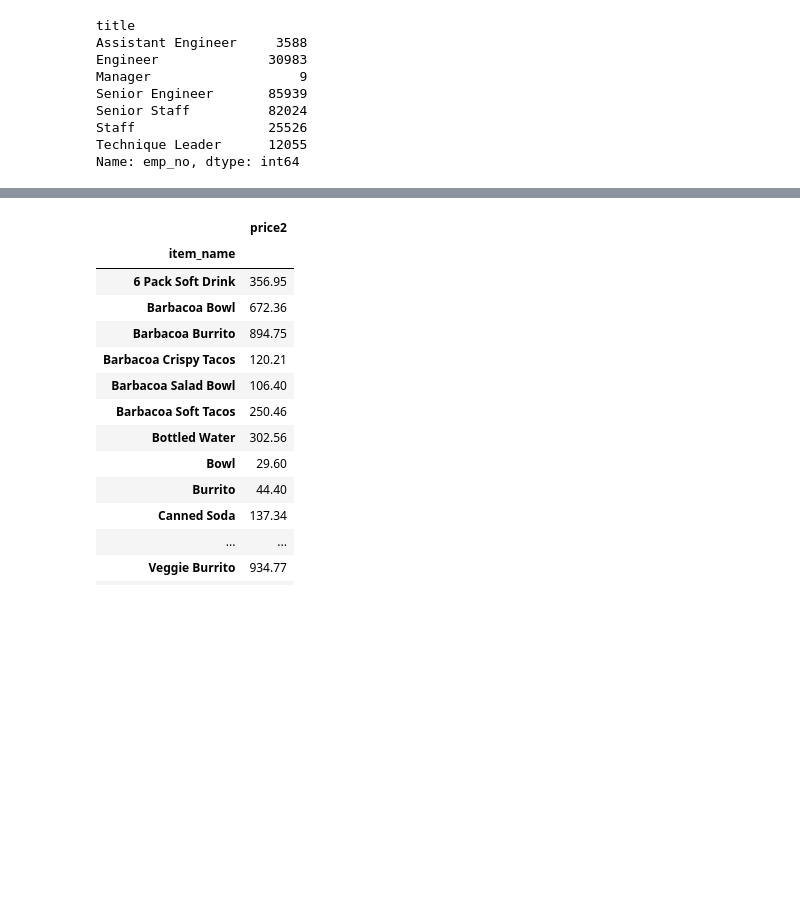
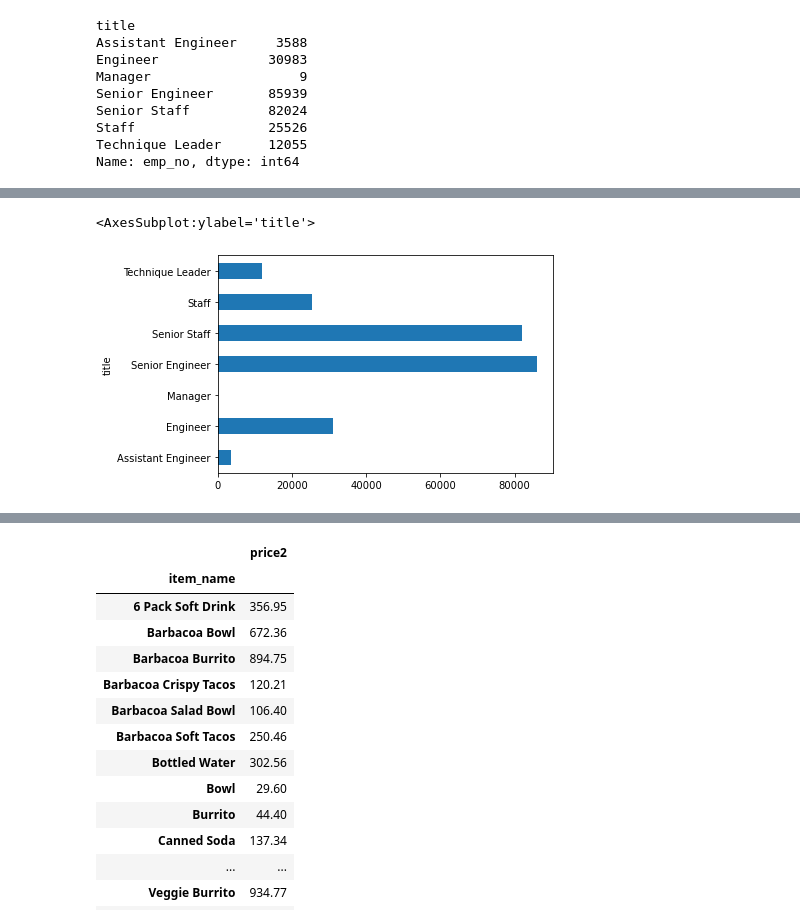
Before and after one commit to ljackson707/numpy-pandas-visualization-exercises, a Jupyter notebook: advanced_dataframes.ipynb, the cells around one changed output, grey strips where cells are left out. Cells and saved outputs as stored; diff of their text form; code cells hidden in the pictures; blank space fills up the shorter version.

```diff
--- a/advanced_dataframes.ipynb
+++ b/advanced_dataframes.ipynb
@@ -166,9 +228,5 @@ from env import host, user, password
 # %%
 #C) Once you have successfully run a query:
-url = f'mysql+pymysql://{user}:{password}@{host}/employees'
-query = """
-    SELECT * FROM employees
-"""
-pd.read_sql(query, url)
+
     #- Intentionally make a typo in the database url. What kind of error message do you see?
     #- Intentionally make an error in your SQL query. What does the error message look like?
@@ -200,7 +259,8 @@ join employees using(emp_no)
 where to_date > now()
 '''
 titles = pd.read_sql(sql, url)
-titles.groupby("title").emp_no.count()
+dept_tite = titles.groupby("title").emp_no.count()
+dept_tite
 # %% [output]
 title
 Assistant Engineer     3588
@@ -230,3 +274,8 @@ titles
+# %%
+dept_tite.plot.barh()
+# %% [output]
+<AxesSubplot:ylabel='title'>
+[figure, added]
 # %%
 #F) Join the employees and titles dataframes together.
 new_df= pd.merge(employees, titles)
```
Also changed, not shown: parts of 34 cells of this notebook.
